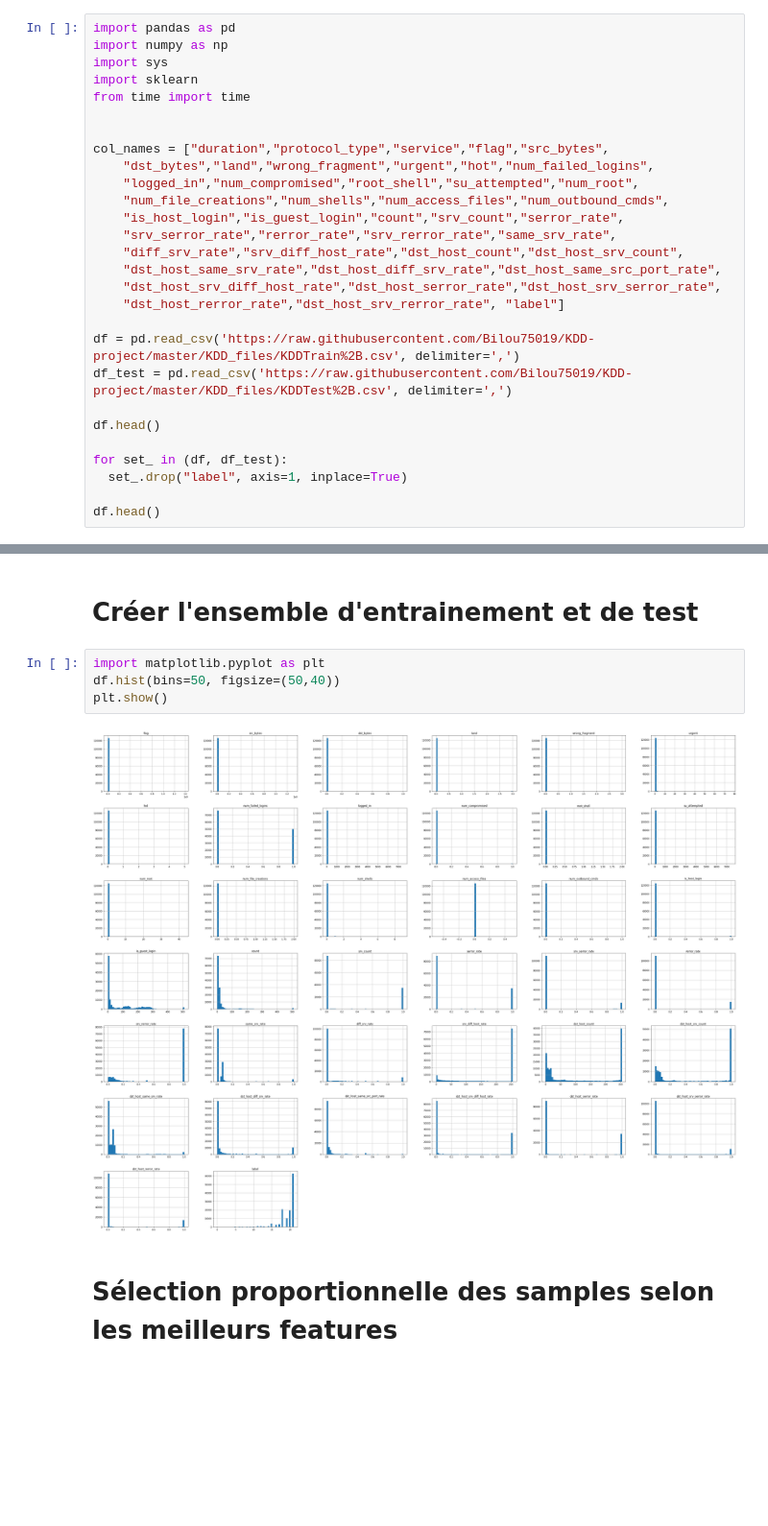
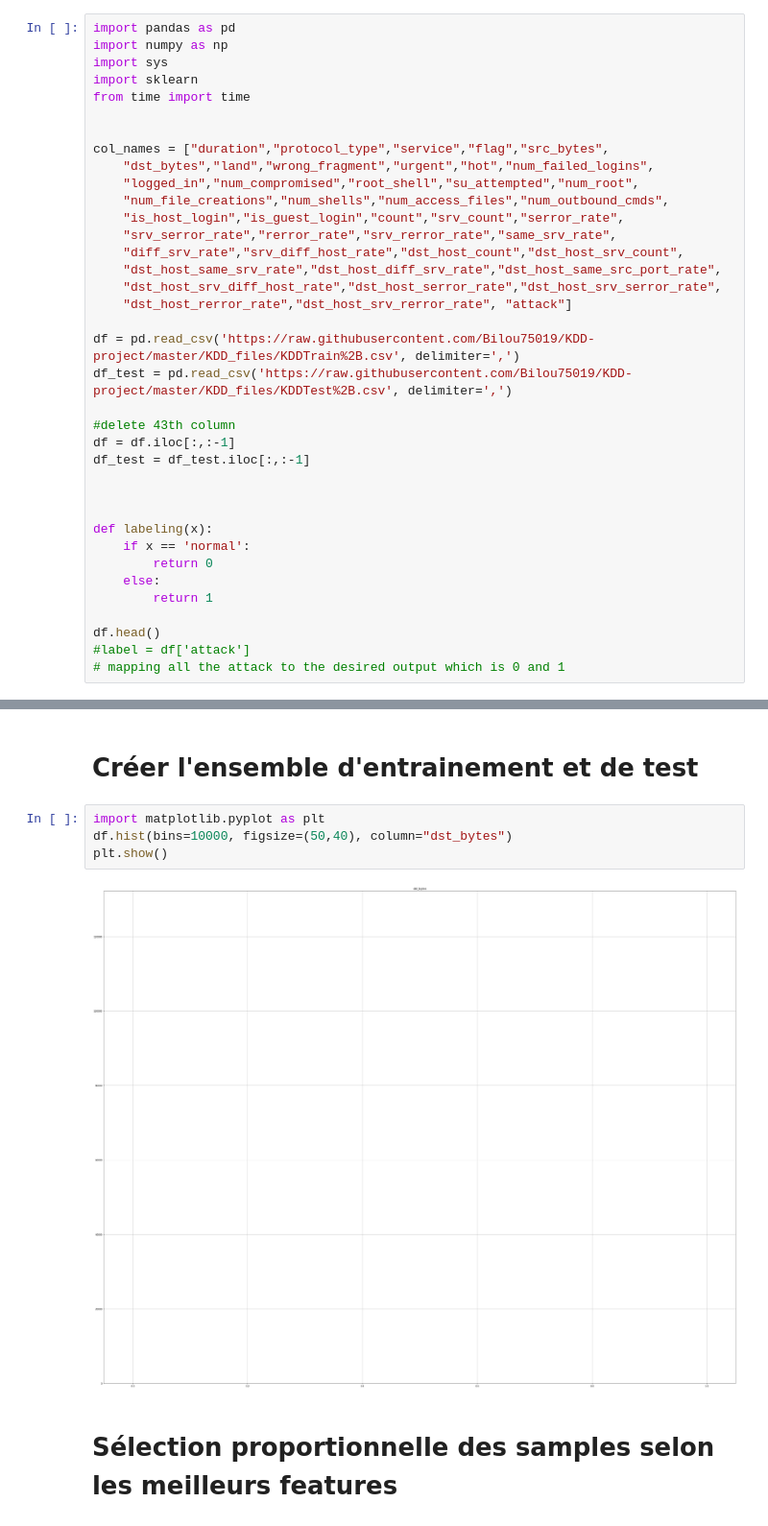
Before and after one commit to Bilou75019/KDD-project, a Jupyter notebook: Projet.ipynb, the cells around one changed output, grey strips where cells are left out. Shown at 96% size. Drawn from its saved outputs; the diff is of its cells as text; blank space fills up the shorter version.

```diff
--- a/Projet.ipynb
+++ b/Projet.ipynb
@@ -17,17 +17,26 @@ col_names = ["duration","protocol_type","service","flag","src_bytes",
     "diff_srv_rate","srv_diff_host_rate","dst_host_count","dst_host_srv_count",
     "dst_host_same_srv_rate","dst_host_diff_srv_rate","dst_host_same_src_port_rate",
     "dst_host_srv_diff_host_rate","dst_host_serror_rate","dst_host_srv_serror_rate",
-    "dst_host_rerror_rate","dst_host_srv_rerror_rate", "label"]
+    "dst_host_rerror_rate","dst_host_srv_rerror_rate", "attack"]
 
 df = pd.read_csv('https://raw.githubusercontent.com/Bilou75019/KDD-project/master/KDD_files/KDDTrain%2B.csv', delimiter=',')
 df_test = pd.read_csv('https://raw.githubusercontent.com/Bilou75019/KDD-project/master/KDD_files/KDDTest%2B.csv', delimiter=',')
 
-df.head()
+#delete 43th column
+df = df.iloc[:,:-1]
+df_test = df_test.iloc[:,:-1]
 
-for set_ in (df, df_test):
-  set_.drop("label", axis=1, inplace=True)
+
+
+def labeling(x):
+    if x == 'normal':
+        return 0
+    else:
+        return 1
 
 df.head()
+#label = df['attack']
+# mapping all the attack to the desired output which is 0 and 1
 # %% [output]
 |  | duration | protocol_type | service | flag | src_bytes | dst_bytes | land | wrong_fragment | urgent | ... |
 | 0 | tcp | ftp_data | SF | 491 | 0 | 0 | 0 | 0 | 0 | ... |
@@ -62,10 +71,10 @@ print(numeric_cols)
 # Créer l'ensemble d'entrainement et de test
 # %%
 import matplotlib.pyplot as plt
-df.hist(bins=50, figsize=(50,40))
+df.hist(bins=10000, figsize=(50,40), column="dst_bytes")
 plt.show()
 # %% [output]
-[figure, old version]
+[figure, new version]
 # %% [markdown]
 # Sélection proportionnelle des samples selon les meilleurs features
 # %%
```
Also changed, not shown: 1 other file.
